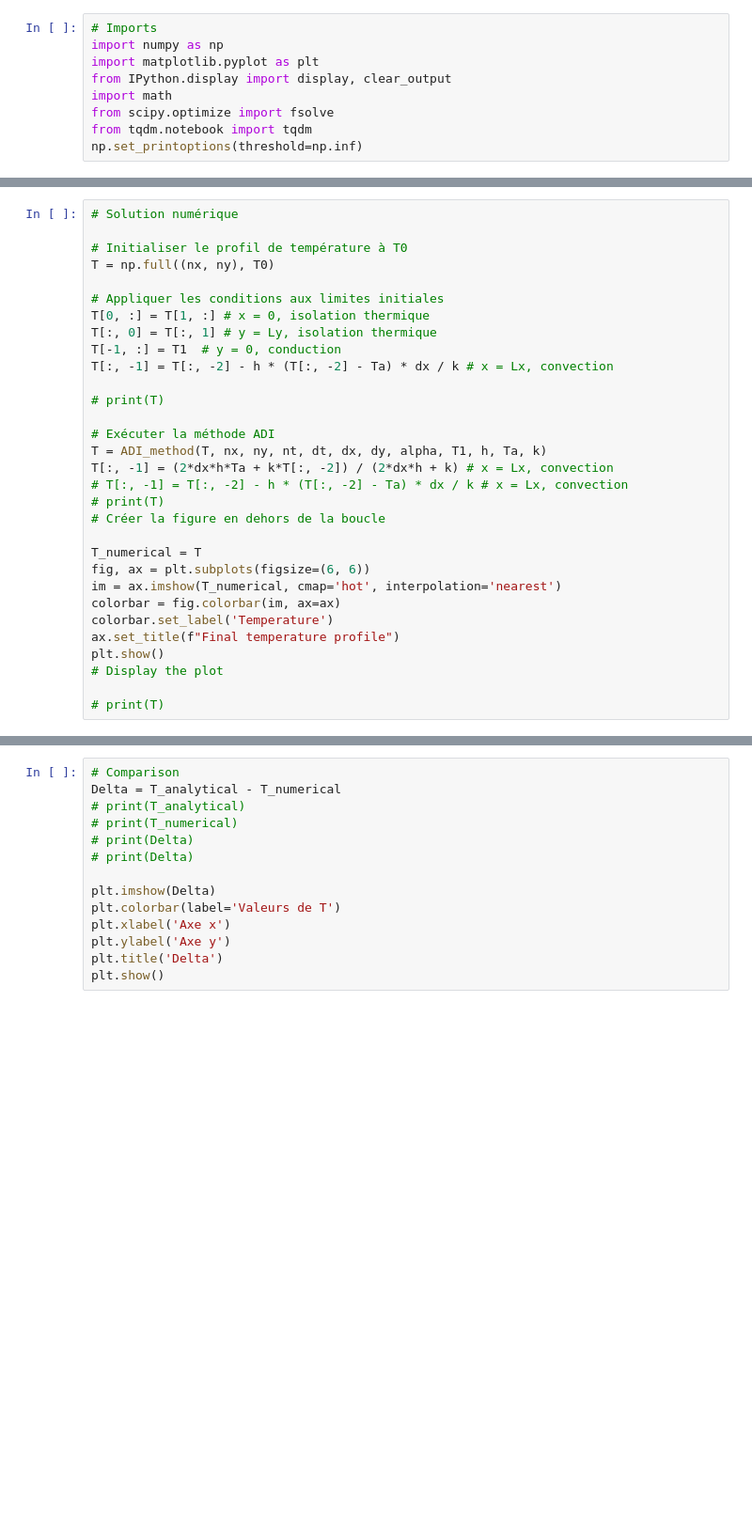
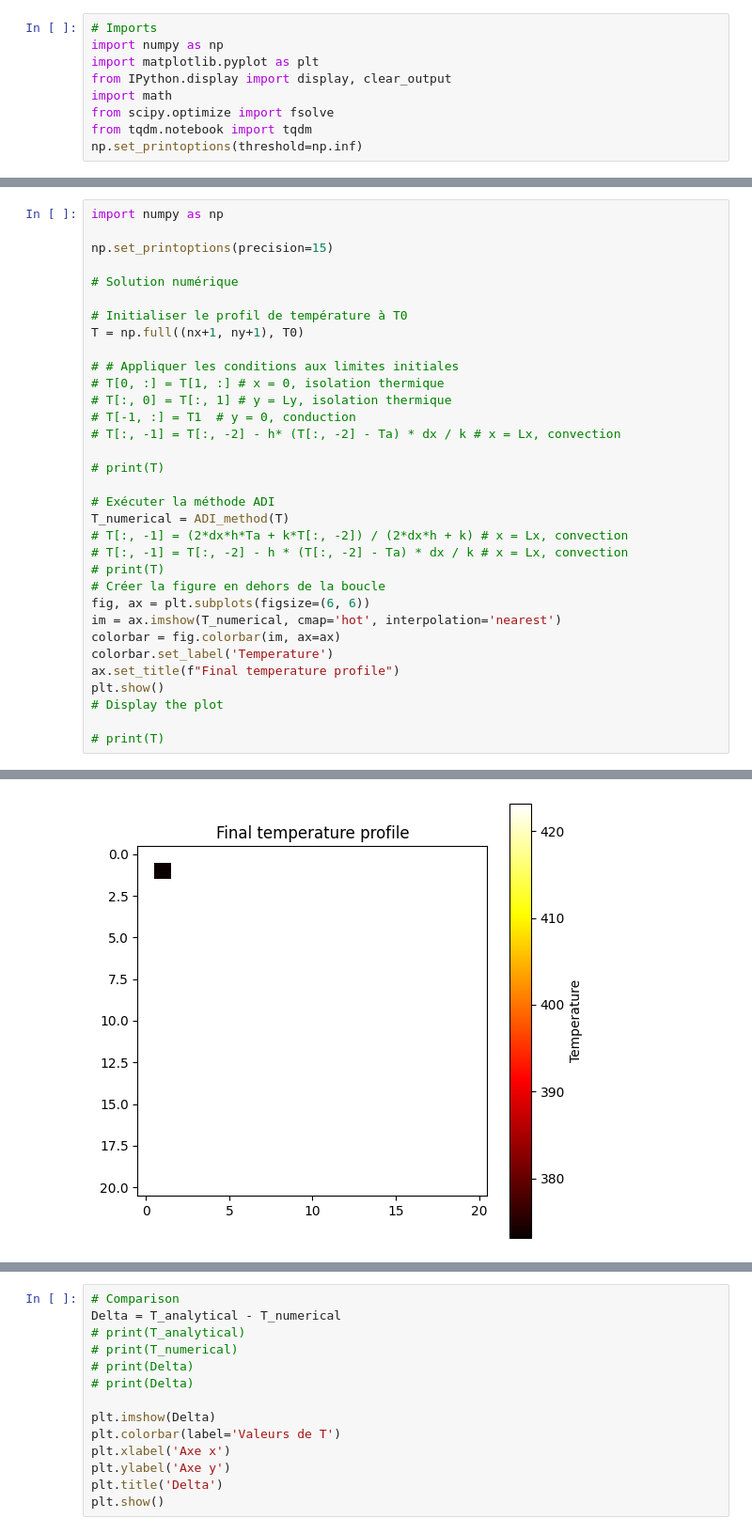
Before and after one commit to mboissiere/methodes-numeriques, a Jupyter notebook: main.ipynb, the cells around one changed output, grey strips where cells are left out. Shown at 94% size. Saved outputs shown, nothing was run; the diff lists cells and outputs as text; blank space fills up the shorter version.

```diff
--- a/main.ipynb
+++ b/main.ipynb
@@ -140,25 +169,27 @@ def ADI_method(T, nx, ny, nt, dt, dx, dy, alpha, T1, h, Ta, k):
 # %%
+import numpy as np
+
+np.set_printoptions(precision=15)
+
 # Solution numérique
 
 # Initialiser le profil de température à T0
-T = np.full((nx, ny), T0)
+T = np.full((nx+1, ny+1), T0)
 
-# Appliquer les conditions aux limites initiales
-T[0, :] = T[1, :] # x = 0, isolation thermique
-T[:, 0] = T[:, 1] # y = Ly, isolation thermique
-T[-1, :] = T1  # y = 0, conduction
-T[:, -1] = T[:, -2] - h * (T[:, -2] - Ta) * dx / k # x = Lx, convection
+# # Appliquer les conditions aux limites initiales
+# T[0, :] = T[1, :] # x = 0, isolation thermique
+# T[:, 0] = T[:, 1] # y = Ly, isolation thermique
+# T[-1, :] = T1  # y = 0, conduction
+# T[:, -1] = T[:, -2] - h* (T[:, -2] - Ta) * dx / k # x = Lx, convection
 
 # print(T)
 
 # Exécuter la méthode ADI
-T = ADI_method(T, nx, ny, nt, dt, dx, dy, alpha, T1, h, Ta, k)
-T[:, -1] = (2*dx*h*Ta + k*T[:, -2]) / (2*dx*h + k) # x = Lx, convection
+T_numerical = ADI_method(T)
+# T[:, -1] = (2*dx*h*Ta + k*T[:, -2]) / (2*dx*h + k) # x = Lx, convection
 # T[:, -1] = T[:, -2] - h * (T[:, -2] - Ta) * dx / k # x = Lx, convection
 # print(T)
 # Créer la figure en dehors de la boucle
-
-T_numerical = T
 fig, ax = plt.subplots(figsize=(6, 6))
 im = ax.imshow(T_numerical, cmap='hot', interpolation='nearest')
 colorbar = fig.colorbar(im, ax=ax)
@@ -168,3 +199,4 @@ plt.show()
 # Display the plot
 
 # print(T)
+# %% [output]
@@ -171,3 +237,4 @@ plt.show()
+[figure, added]
 # %%
 # Solution analytique
 n_solutions = 100
```
Also changed, not shown: parts of 5 cells of this notebook.
